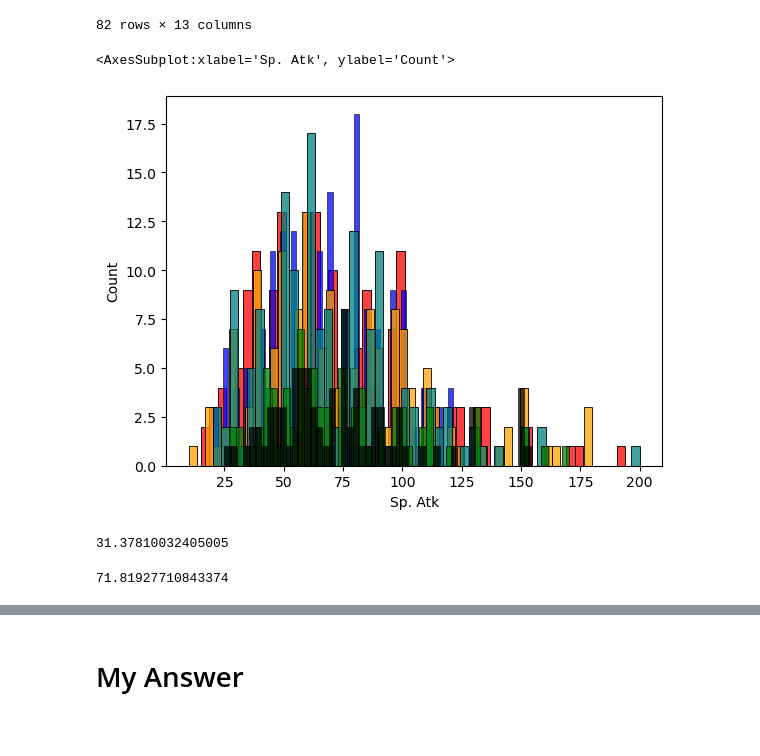
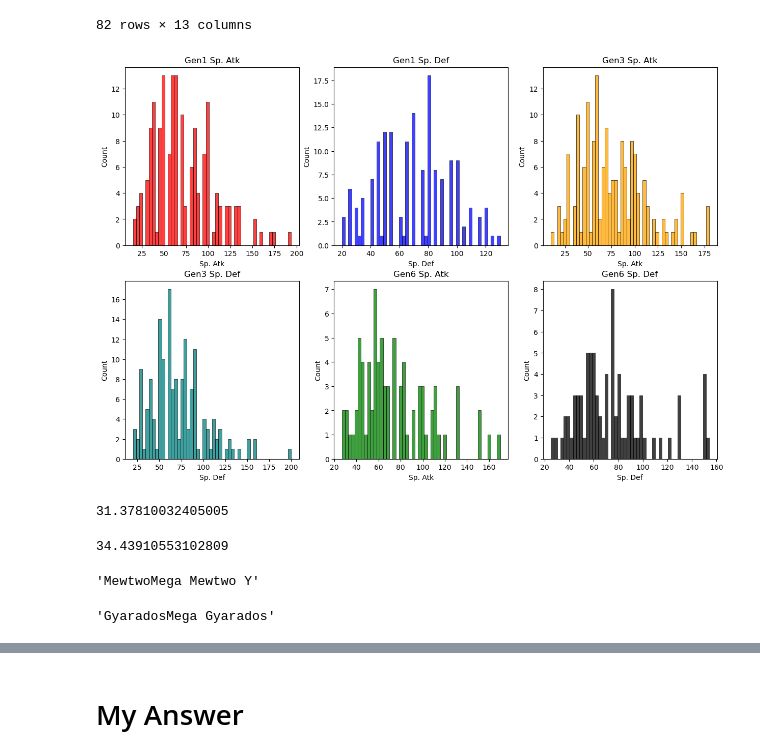
Before and after one commit to duogie/AI, a Jupyter notebook: Semester 1/unit 1 final/Pokemon Special Stat Averages.ipynb, the cells around one changed output, grey strips where cells are left out. Drawn from its saved outputs; the diff is of its cells as text; code cells hidden in the pictures; blank space fills up the shorter version.

```diff
--- a/Semester 1/unit 1 final/Pokemon Special Stat Averages.ipynb
+++ b/Semester 1/unit 1 final/Pokemon Special Stat Averages.ipynb
@@ -43,15 +43,22 @@ Gen1 = df[df['Generation'] == 1]
 Gen3 = df[df['Generation'] == 3]
 Gen6 = df[df['Generation'] == 6]
 # %%
-sns.histplot(data=Gen1, x='Sp. Atk', color='red', bins = 50)
-sns.histplot(data=Gen1, x='Sp. Def', color ='blue', bins = 50)
-sns.histplot(data=Gen3, x='Sp. Atk', color='orange', bins = 50)
-sns.histplot(data=Gen3, x='Sp. Def', color='teal', bins = 50)
-sns.histplot(data=Gen6, x='Sp. Atk', color='green', bins = 50)
-sns.histplot(data=Gen6, x='Sp. Def', color='black', bins = 50)
+fig, axes = plt.subplots(nrows=2, ncols=3, figsize=(15, 10))
+Gen1Atk=sns.histplot(data=Gen1, x='Sp. Atk', color='red', bins = 50, ax=axes[0, 0])
+Gen1Def=sns.histplot(data=Gen1, x='Sp. Def', color ='blue', bins = 50, ax=axes[0, 1])
+Gen3Atk=sns.histplot(data=Gen3, x='Sp. Atk', color='orange', bins = 50, ax=axes[0, 2])
+Gen3Def=sns.histplot(data=Gen3, x='Sp. Def', color='teal', bins = 50, ax=axes[1, 0])
+Gen6Atk=sns.histplot(data=Gen6, x='Sp. Atk', color='green', bins = 50, ax=axes[1, 1])
+Gen6Def=sns.histplot(data=Gen6, x='Sp. Def', color='black', bins = 50, ax=axes[1, 2])
+axes[0, 0].set_title('Gen1 Sp. Atk')
+axes[0, 1].set_title('Gen1 Sp. Def')
+axes[0, 2].set_title('Gen3 Sp. Atk')
+axes[1, 0].set_title('Gen3 Sp. Def')
+axes[1, 1].set_title('Gen6 Sp. Atk')
+axes[1, 2].set_title('Gen6 Sp. Def')
+plt.show()
 # %% [output]
-<AxesSubplot:xlabel='Sp. Atk', ylabel='Count'>
-[figure, old version]
+[figure, new version]
 # %%
 sdgen1Atk=Gen1['Sp. Atk'].std()
 sdgen1Def=Gen1['Sp. Def'].std()
@@ -64,6 +71,16 @@ sdgen6Def=Gen6['Sp. Def'].std()
 # %% [output]
 31.37810032405005
 # %%
-Gen1Atk
+sdgen1Atk
 # %% [output]
-71.81927710843374
+34.43910553102809
+# %%
+gen1maxspatk= Gen1['Sp. Atk'].idxmax()
+Gen1.loc[gen1maxspatk, 'Name']
+# %% [output]
+'MewtwoMega Mewtwo Y'
+# %%
+gen1maxspdef= Gen1['Sp. Def'].idxmax()
+Gen1.loc[gen1maxspdef, 'Name']
+# %% [output]
+'GyaradosMega Gyarados'
```
Also changed, not shown: parts of 11 cells of this notebook, 7 other files.
